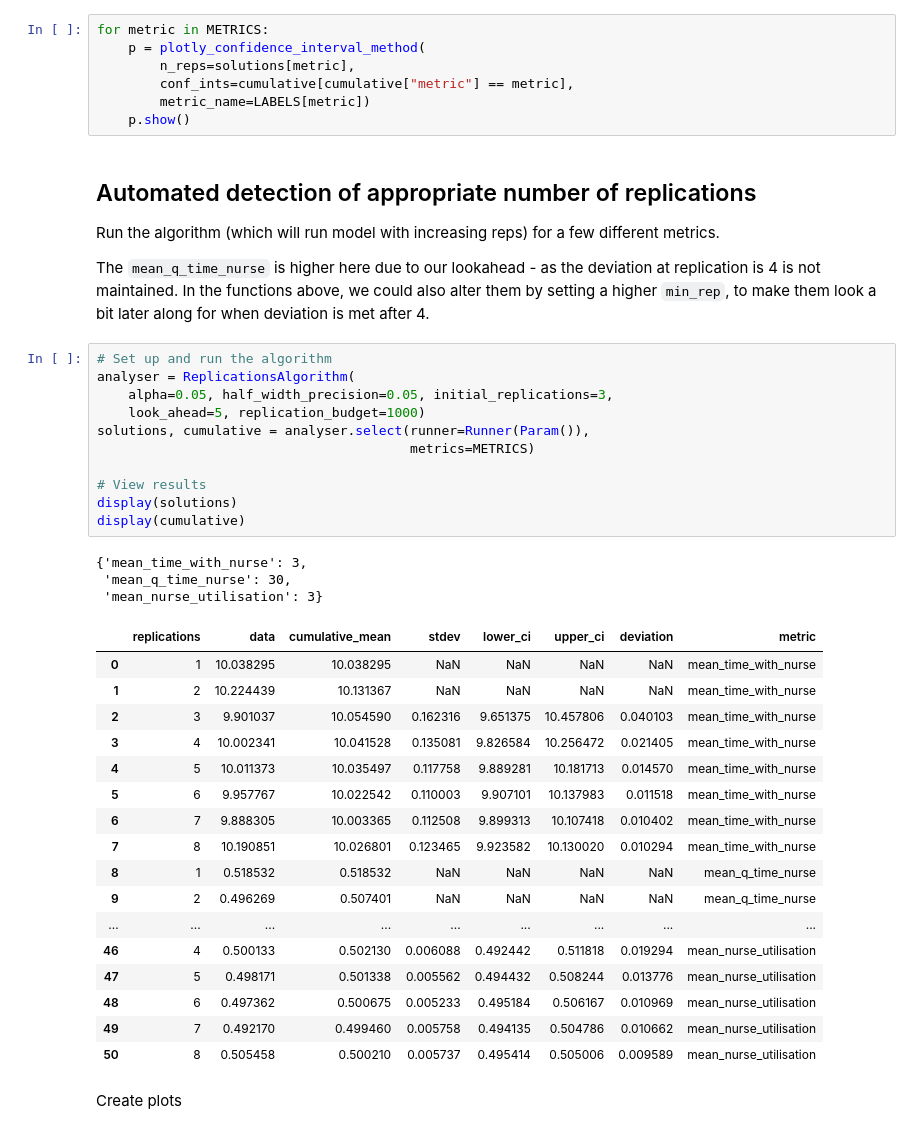
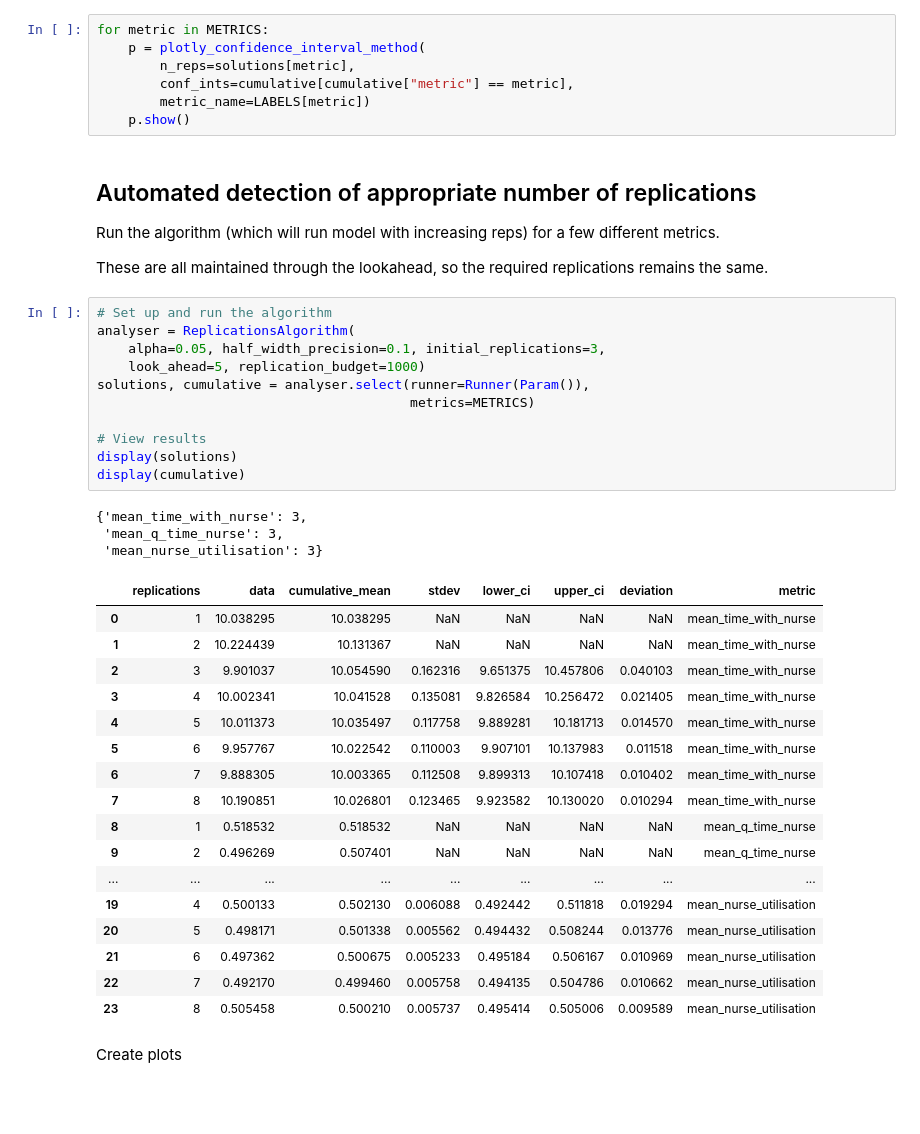
Before and after one commit to pythonhealthdatascience/pydesrap_mms, a Jupyter notebook: notebooks/choosing_replications.ipynb, the cells around one changed output. Drawn from its saved outputs; the diff is of its cells as text; blank space fills up the shorter version.

Commit message:
chore(precision): change back to 0.1 (#52)

```diff
--- a/notebooks/choosing_replications.ipynb
+++ b/notebooks/choosing_replications.ipynb
@@ -170,39 +170,39 @@ for metric in METRICS:
 
 Run the algorithm (which will run model with increasing reps) for a few different metrics.
 
-The `mean_q_time_nurse` is higher here due to our lookahead - as the deviation at replication is 4 is not maintained. In the functions above, we could also alter them by setting a higher `min_rep`, to make them look a bit later along for when deviation is met after 4.
+These are all maintained through the lookahead, so the required replications remains the same.
 # %%
 # Set up and run the algorithm
 analyser = ReplicationsAlgorithm(
-    alpha=0.05, half_width_precision=0.05, initial_replications=3,
+    alpha=0.05, half_width_precision=0.1, initial_replications=3,
     look_ahead=5, replication_budget=1000)
 solutions, cumulative = analyser.select(runner=Runner(Param()),
                                         metrics=METRICS)
 
 # View results
 display(solutions)
 display(cumulative)
 # %% [output]
 {'mean_time_with_nurse': 3,
- 'mean_q_time_nurse': 30,
+ 'mean_q_time_nurse': 3,
  'mean_nurse_utilisation': 3}
 |  | replications | data | cumulative_mean | stdev | lower_ci | upper_ci | deviation | metric |
 | 0 | 1 | 10.038295 | 10.038295 | NaN | NaN | NaN | NaN | mean_time_with_nurse |
 | 1 | 2 | 10.224439 | 10.131367 | NaN | NaN | NaN | NaN | mean_time_with_nurse |
 | 2 | 3 | 9.901037 | 10.054590 | 0.162316 | 9.651375 | 10.457806 | 0.040103 | mean_time_with_nurse |
 | 3 | 4 | 10.002341 | 10.041528 | 0.135081 | 9.826584 | 10.256472 | 0.021405 | mean_time_with_nurse |
 | 4 | 5 | 10.011373 | 10.035497 | 0.117758 | 9.889281 | 10.181713 | 0.014570 | mean_time_with_nurse |
 | 5 | 6 | 9.957767 | 10.022542 | 0.110003 | 9.907101 | 10.137983 | 0.011518 | mean_time_with_nurse |
 | 6 | 7 | 9.888305 | 10.003365 | 0.112508 | 9.899313 | 10.107418 | 0.010402 | mean_time_with_nurse |
 | 7 | 8 | 10.190851 | 10.026801 | 0.123465 | 9.923582 | 10.130020 | 0.010294 | mean_time_with_nurse |
 | 8 | 1 | 0.518532 | 0.518532 | NaN | NaN | NaN | NaN | mean_q_time_nurse |
 | 9 | 2 | 0.496269 | 0.507401 | NaN | NaN | NaN | NaN | mean_q_time_nurse |
 | ... | ... | ... | ... | ... | ... | ... | ... | ... |
-| 46 | 4 | 0.500133 | 0.502130 | 0.006088 | 0.492442 | 0.511818 | 0.019294 | mean_nurse_utilisation |
-| 47 | 5 | 0.498171 | 0.501338 | 0.005562 | 0.494432 | 0.508244 | 0.013776 | mean_nurse_utilisation |
-| 48 | 6 | 0.497362 | 0.500675 | 0.005233 | 0.495184 | 0.506167 | 0.010969 | mean_nurse_utilisation |
-| 49 | 7 | 0.492170 | 0.499460 | 0.005758 | 0.494135 | 0.504786 | 0.010662 | mean_nurse_utilisation |
-| 50 | 8 | 0.505458 | 0.500210 | 0.005737 | 0.495414 | 0.505006 | 0.009589 | mean_nurse_utilisation |
+| 19 | 4 | 0.500133 | 0.502130 | 0.006088 | 0.492442 | 0.511818 | 0.019294 | mean_nurse_utilisation |
+| 20 | 5 | 0.498171 | 0.501338 | 0.005562 | 0.494432 | 0.508244 | 0.013776 | mean_nurse_utilisation |
+| 21 | 6 | 0.497362 | 0.500675 | 0.005233 | 0.495184 | 0.506167 | 0.010969 | mean_nurse_utilisation |
+| 22 | 7 | 0.492170 | 0.499460 | 0.005758 | 0.494135 | 0.504786 | 0.010662 | mean_nurse_utilisation |
+| 23 | 8 | 0.505458 | 0.500210 | 0.005737 | 0.495414 | 0.505006 | 0.009589 | mean_nurse_utilisation |
 # %% [markdown]
 Create plots
 # %%
```
Also changed, not shown: parts of 3 cells of this notebook, 4 other files.
